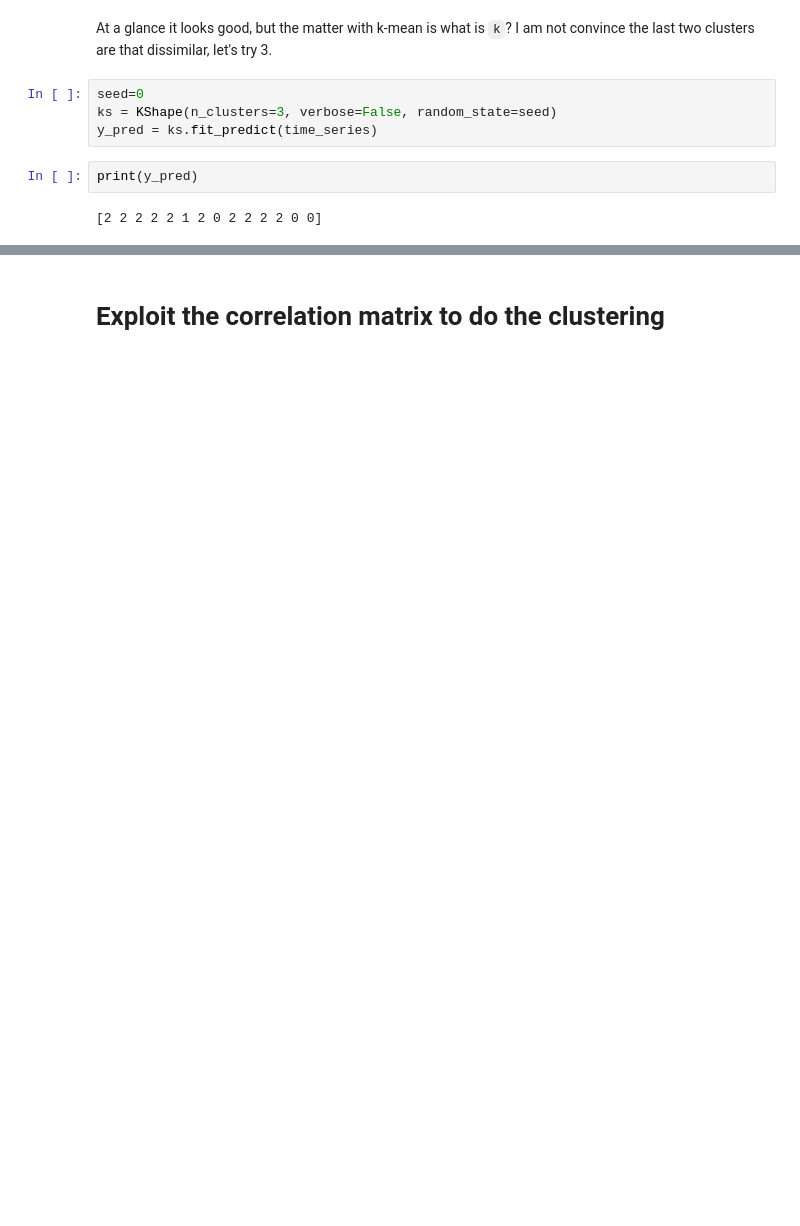
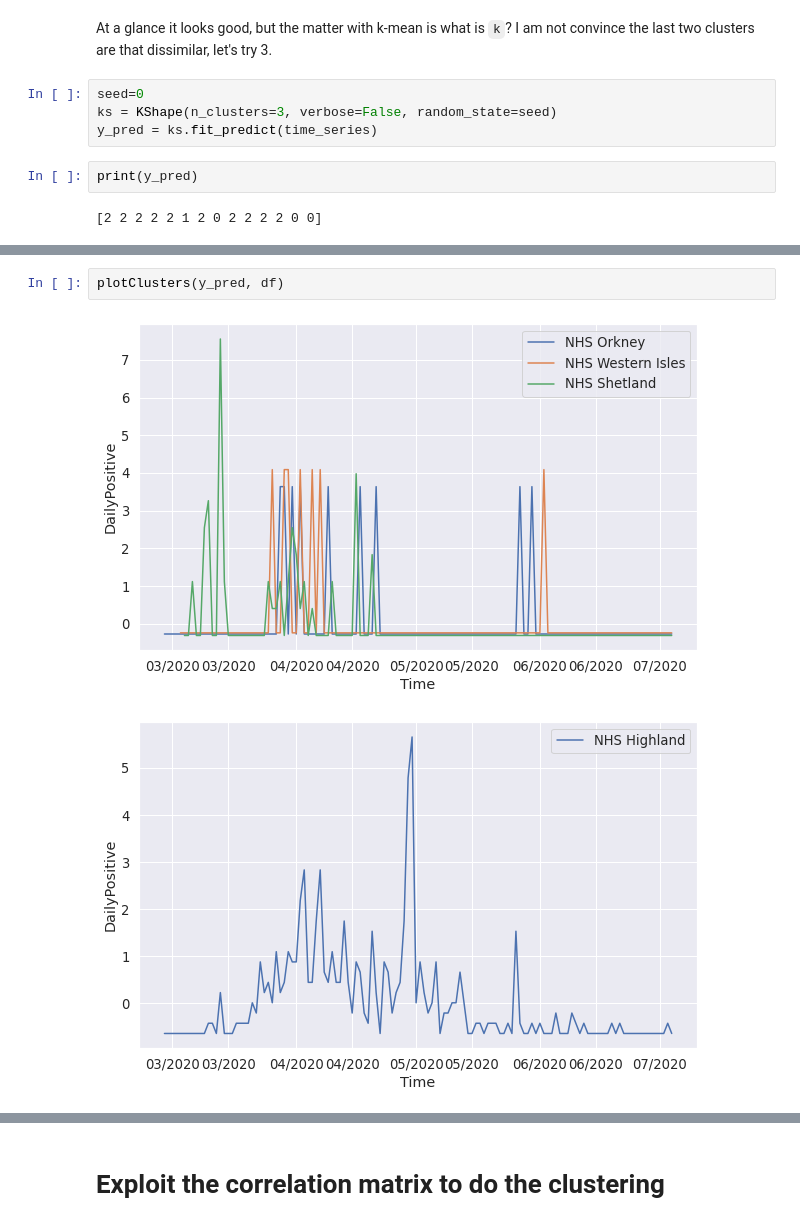
Before and after one commit to ScottishCovidResponse/scrc-vis-analytical, a Jupyter notebook: CorrelationMetrics/correlation_and_clustering.ipynb, the cells around one changed output, grey strips where cells are left out. Drawn from its saved outputs; the diff is of its cells as text; blank space fills up the shorter version.

```diff
--- a/CorrelationMetrics/correlation_and_clustering.ipynb
+++ b/CorrelationMetrics/correlation_and_clustering.ipynb
@@ -629,0 +626,5 @@ for unique_cluster_id in np.unique(y_pred):
+# %%
+plotClusters(y_pred, df)
+# %% [output]
+[figure, added]
+[figure, added]
```
Also changed, not shown: parts of 12 cells of this notebook.
